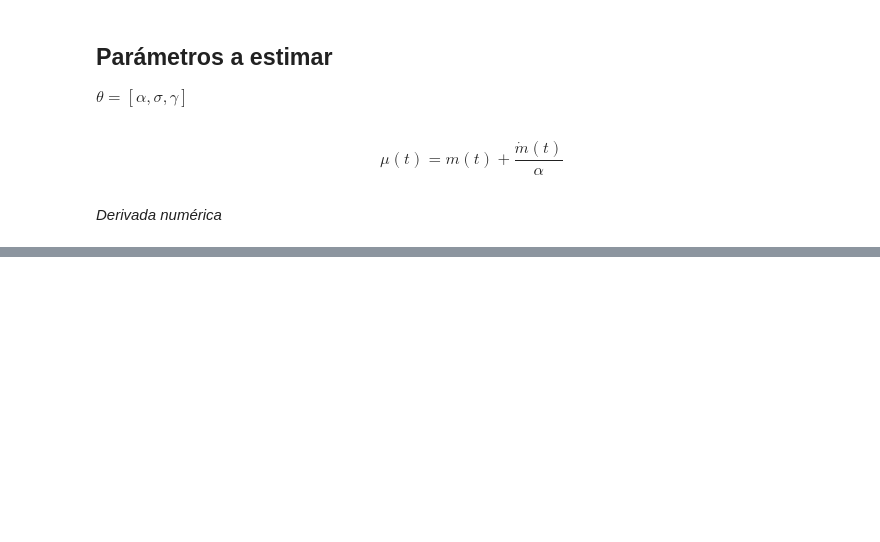
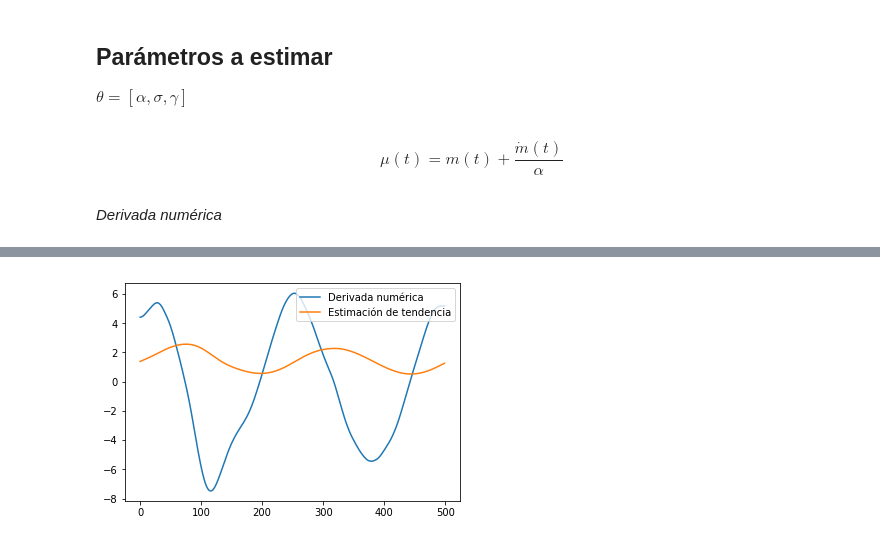
Before and after one commit to CamiVasz/Procesos-Estocasticos-2, a Jupyter notebook: Estim.ipynb, the cells around one changed output, grey strips where cells are left out. Cells and saved outputs as stored; diff of their text form; code cells hidden in the pictures; blank space fills up the shorter version.

```diff
--- a/Estim.ipynb
+++ b/Estim.ipynb
@@ -64,7 +74,7 @@ $$\mu(t) = m(t) + \frac{\dot{m}(t)}{\alpha}$$
 _Derivada numérica_
 # %%
 def numDer(mi):
-    mid = [(2*mi[i+1] - 3*mi[i] + mi[i-1])/dt for i in range(1,N-1)]
+    mid = [(2*mi[i+1] - 3*mi[i] + mi[i-1])/dt for i in range(1,len(mi)-1)]
     mid.insert(0, (mi[1] - mi[0])/dt)
     mid.append((mi[-1] - mi[-2])/dt)
     return mid
@@ -117,0 +132,7 @@ print(alphae2)
+# %%
+plt.plot(mid, label='Derivada numérica')
+plt.plot(trend, label='Estimación de tendencia')
+plt.legend(loc=1)
+plt.show()
+# %% [output]
+[figure, added]
```
Also changed, not shown: parts of 32 cells of this notebook.
